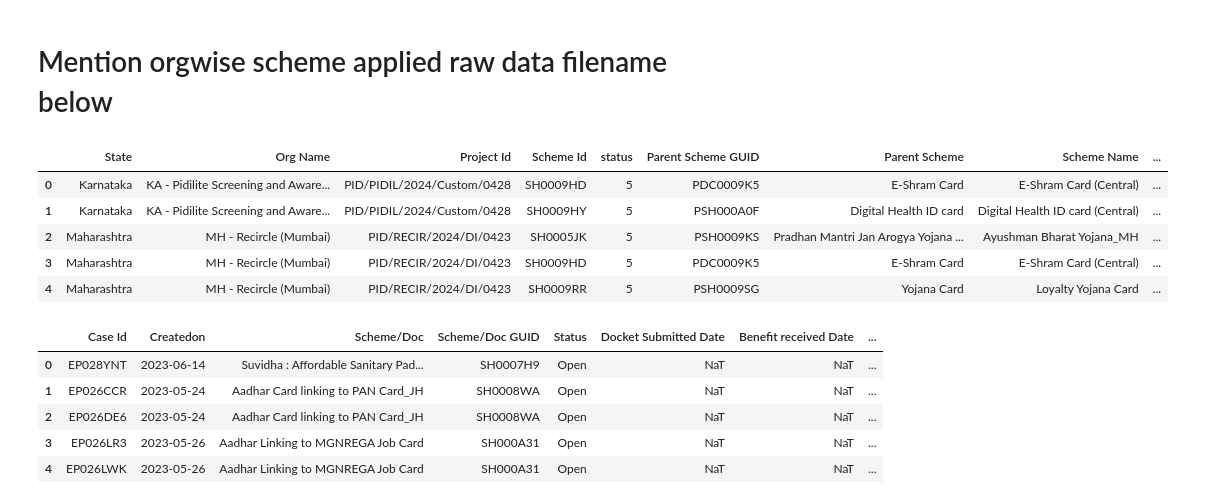
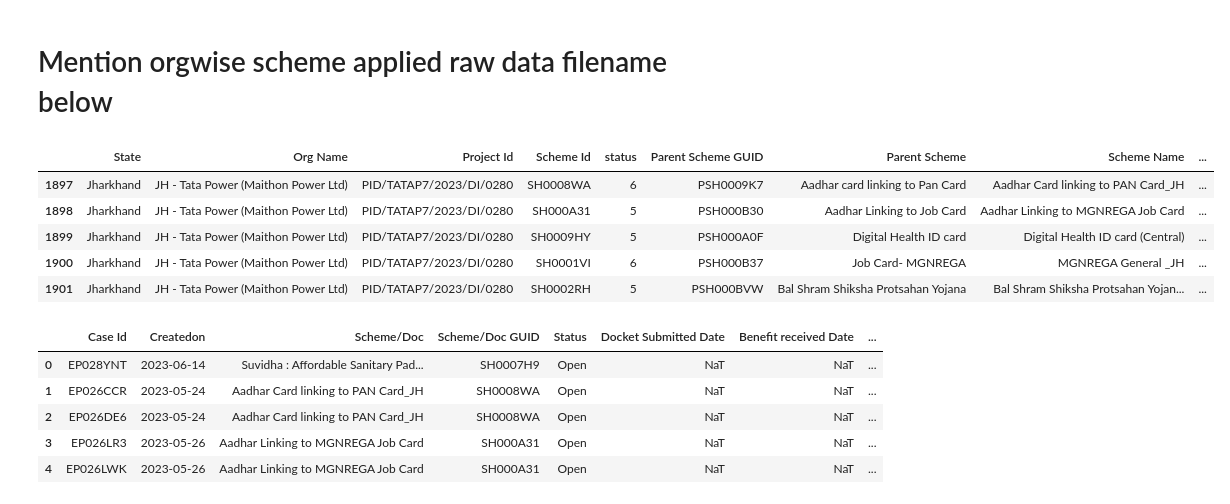
Before and after one commit to akashshahapure/Haqdarshak, a Jupyter notebook: Remove Duplicate for Dashboard-Manas Algo.ipynb, the cells around one changed output. Saved outputs shown, nothing was run; the diff lists cells and outputs as text; code cells hidden in the pictures.

Commit message:
Filtered orgwise data basis project ID

```diff
--- a/Remove Duplicate for Dashboard-Manas Algo.ipynb
+++ b/Remove Duplicate for Dashboard-Manas Algo.ipynb
@@ -244,15 +244,16 @@ file_Name = 'orgwise_schemes_applied.xlsx'
 # %%
 # Importing Schemes data from Orgwise schemes applied report
 schemeDetails = csvORexcel()
 schemeDetails = schemeDetails[~schemeDetails['Parent Scheme GUID'].isna()]
+schemeDetails = schemeDetails[schemeDetails['Project Id'] == PID]
 schemeDetails.head()
 # %% [output]
 |  | State | Org Name | Project Id | Scheme Id | status | Parent Scheme GUID | Parent Scheme | Scheme Name | ... |
-| 0 | Karnataka | KA - Pidilite Screening and Aware... | PID/PIDIL/2024/Custom/0428 | SH0009HD | 5 | PDC0009K5 | E-Shram Card | E-Shram Card (Central) | ... |
-| 1 | Karnataka | KA - Pidilite Screening and Aware... | PID/PIDIL/2024/Custom/0428 | SH0009HY | 5 | PSH000A0F | Digital Health ID card | Digital Health ID card (Central) | ... |
-| 2 | Maharashtra | MH - Recircle (Mumbai) | PID/RECIR/2024/DI/0423 | SH0005JK | 5 | PSH0009KS | Pradhan Mantri Jan Arogya Yojana ... | Ayushman Bharat Yojana_MH | ... |
-| 3 | Maharashtra | MH - Recircle (Mumbai) | PID/RECIR/2024/DI/0423 | SH0009HD | 5 | PDC0009K5 | E-Shram Card | E-Shram Card (Central) | ... |
-| 4 | Maharashtra | MH - Recircle (Mumbai) | PID/RECIR/2024/DI/0423 | SH0009RR | 5 | PSH0009SG | Yojana Card | Loyalty Yojana Card | ... |
+| 1897 | Jharkhand | JH - Tata Power (Maithon Power Ltd) | PID/TATAP7/2023/DI/0280 | SH0008WA | 6 | PSH0009K7 | Aadhar card linking to Pan Card | Aadhar Card linking to PAN Card_JH | ... |
+| 1898 | Jharkhand | JH - Tata Power (Maithon Power Ltd) | PID/TATAP7/2023/DI/0280 | SH000A31 | 5 | PSH000B30 | Aadhar Linking to Job Card | Aadhar Linking to MGNREGA Job Card | ... |
+| 1899 | Jharkhand | JH - Tata Power (Maithon Power Ltd) | PID/TATAP7/2023/DI/0280 | SH0009HY | 5 | PSH000A0F | Digital Health ID card | Digital Health ID card (Central) | ... |
+| 1900 | Jharkhand | JH - Tata Power (Maithon Power Ltd) | PID/TATAP7/2023/DI/0280 | SH0001VI | 6 | PSH000B37 | Job Card- MGNREGA | MGNREGA General _JH | ... |
+| 1901 | Jharkhand | JH - Tata Power (Maithon Power Ltd) | PID/TATAP7/2023/DI/0280 | SH0002RH | 5 | PSH000BVW | Bal Shram Shiksha Protsahan Yojana | Bal Shram Shiksha Protsahan Yojan... | ... |
 # %%
 # Removing colomuns except 'Scheme Id','Scheme type','Benefit Value' to merge with main dataframe
 for s in schemeDetails.columns:
```
Also changed, not shown: parts of 3 cells of this notebook, 2 other files.
